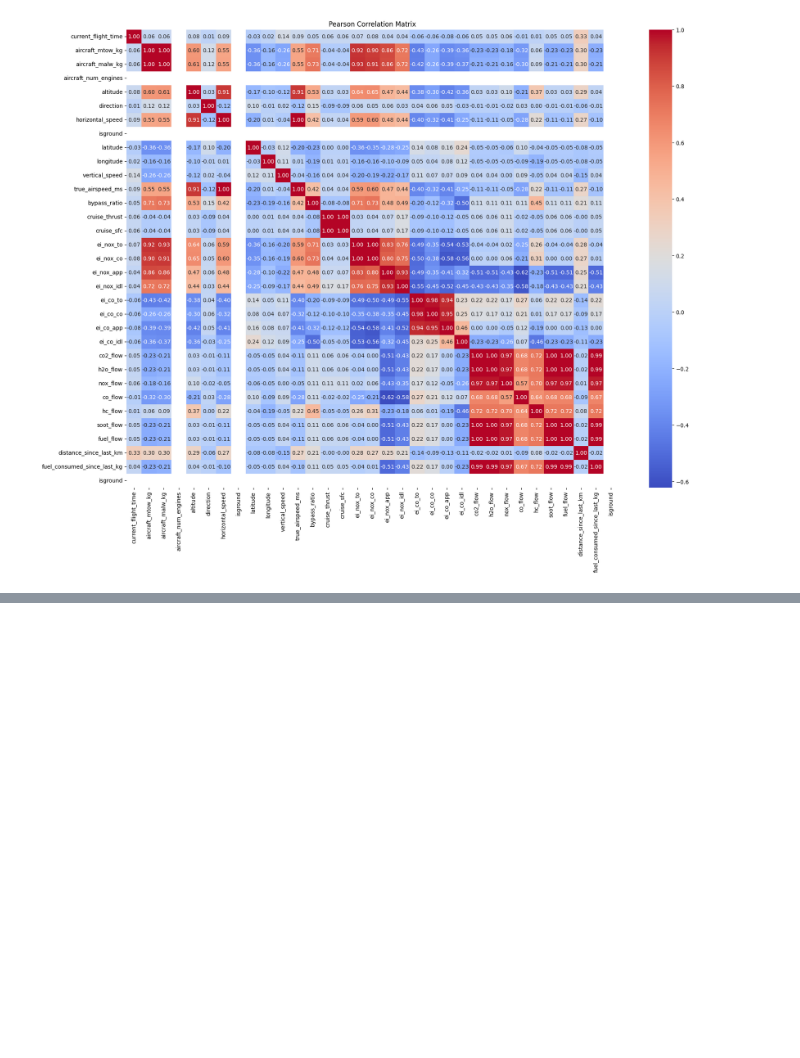
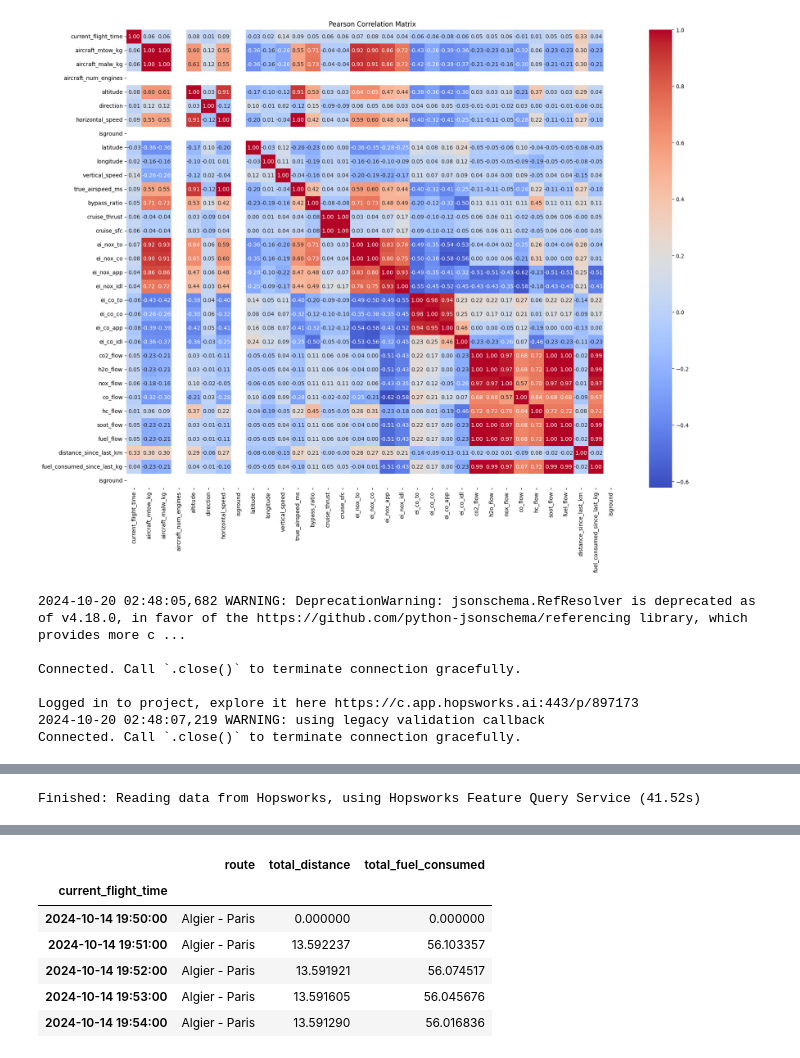
Before and after one commit to Ramane23/real-time-ml-fuel-estimator, a Jupyter notebook: services/fuel_predictor/notebooks/EDA.ipynb, the cells around one changed output, grey strips where cells are left out. Saved outputs shown, nothing was run; the diff lists cells and outputs as text; code cells hidden in the pictures; blank space fills up the shorter version.

```diff
--- a/services/fuel_predictor/notebooks/EDA.ipynb
+++ b/services/fuel_predictor/notebooks/EDA.ipynb
@@ -290,3 +290,20 @@ plt.title("Pearson Correlation Matrix")
 # %% [output]
 Text(0.5, 1.0, 'Pearson Correlation Matrix')
 [figure]
+# %%
+from src.data_preprocessing import DataPreprocessing
+from src.features_engineering import FeaturesEngineering
+
+data_preprocessing = DataPreprocessing()
+features_engineering = FeaturesEngineering()
+
+flights_data = data_preprocessing.apply_preprocessing()
+flights_data.head(5)
+# %% [output]
+2024-10-20 02:48:05,682 WARNING: DeprecationWarning: jsonschema.RefResolver is deprecated as of v4.18.0, in favor of the https://github.com/python-jsonschema/referencing library, which provides more c ...
+
+Connected. Call `.close()` to terminate connection gracefully.
+
+Logged in to project, explore it here https://c.app.hopsworks.ai:443/p/897173
+2024-10-20 02:48:07,219 WARNING: using legacy validation callback
+Connected. Call `.close()` to terminate connection gracefully.
@@ -292,0 +312 @@ Text(0.5, 1.0, 'Pearson Correlation Matrix')
+Finished: Reading data from Hopsworks, using Hopsworks Feature Query Service (41.52s)
@@ -292,0 +330,7 @@ Text(0.5, 1.0, 'Pearson Correlation Matrix')
+|  | route | total_distance | total_fuel_consumed |
+| current_flight_time |  |  |  |
+| 2024-10-14 19:50:00 | Algier - Paris | 0.000000 | 0.000000 |
+| 2024-10-14 19:51:00 | Algier - Paris | 13.592237 | 56.103357 |
+| 2024-10-14 19:52:00 | Algier - Paris | 13.591921 | 56.074517 |
+| 2024-10-14 19:53:00 | Algier - Paris | 13.591605 | 56.045676 |
+| 2024-10-14 19:54:00 | Algier - Paris | 13.591290 | 56.016836 |
```
Also changed, not shown: parts of 4 cells of this notebook, 1 other file.
